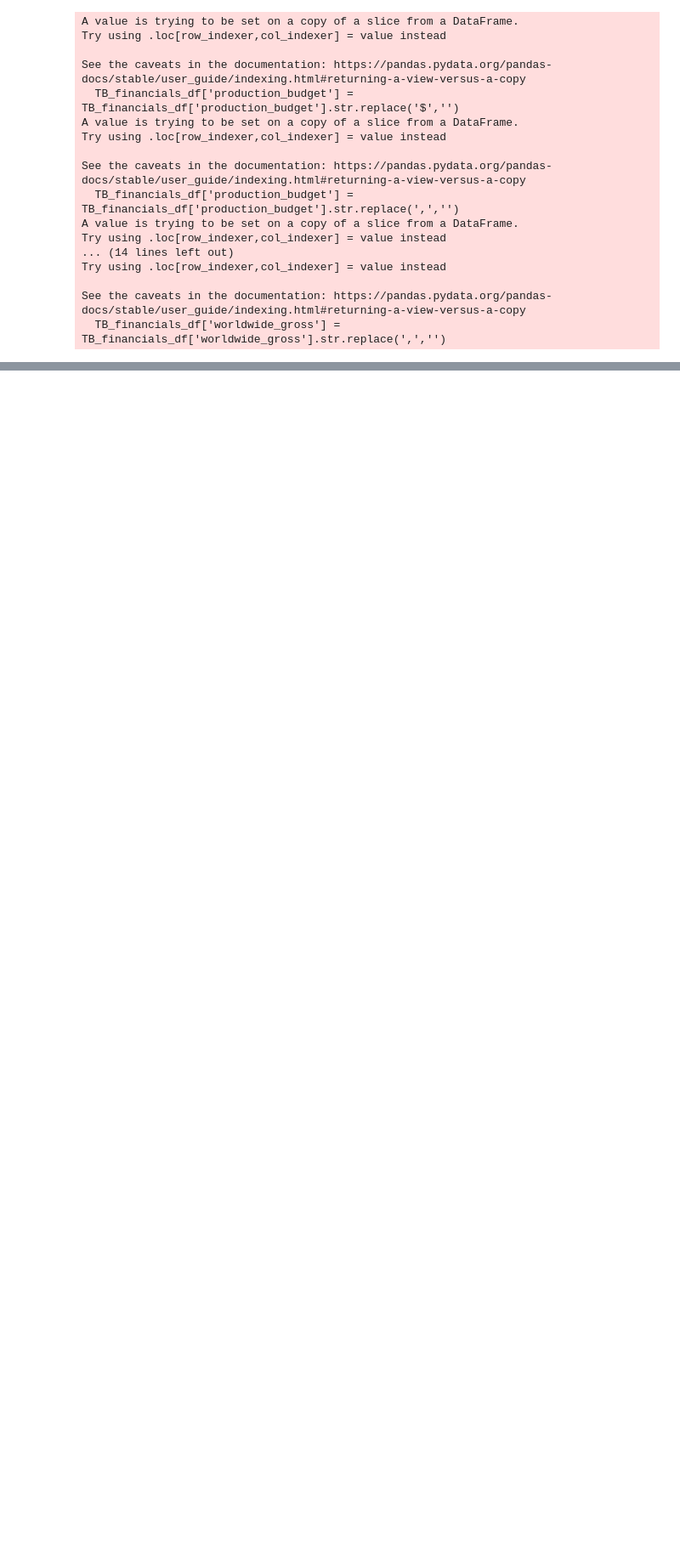
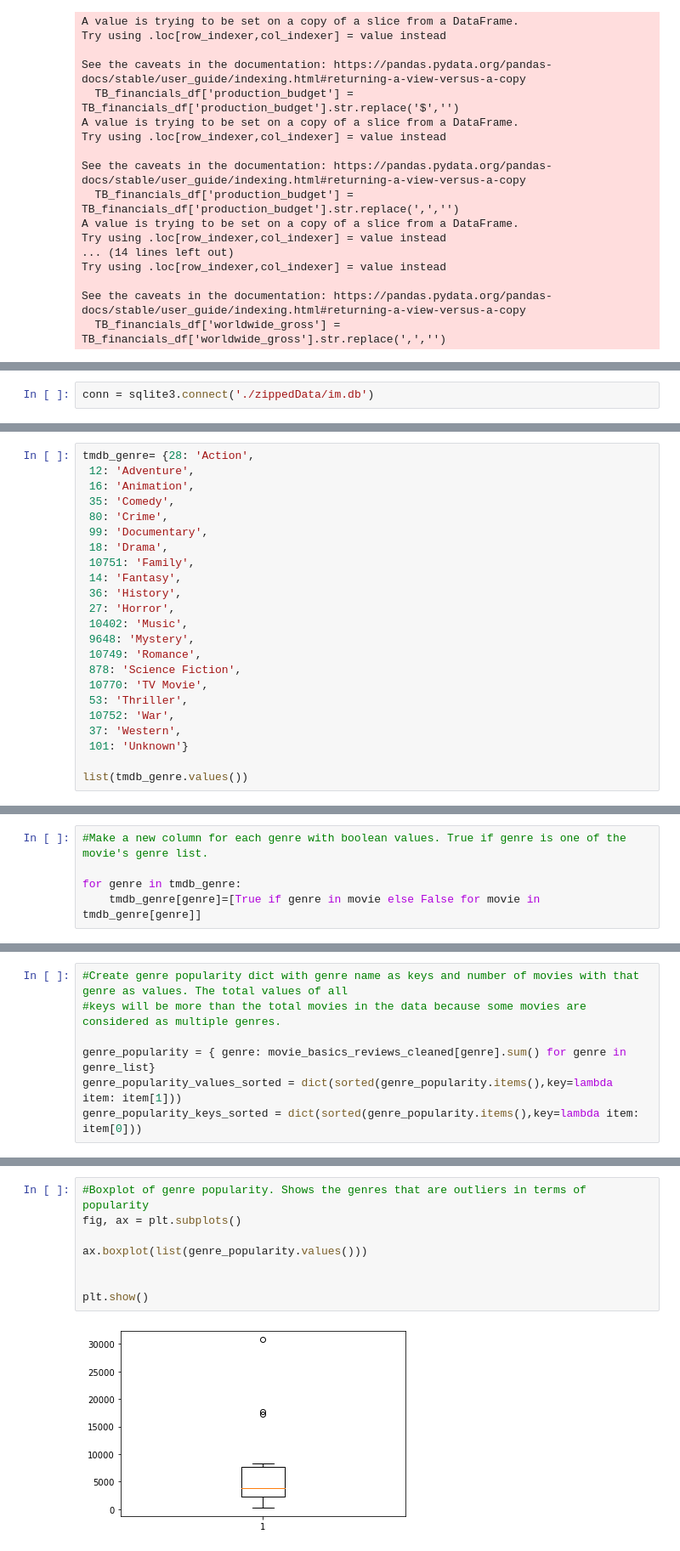
Before and after one commit to Meir-Alelov/Movie-Data-Analysis-and-Recs, a Jupyter notebook: Meir_notebook.ipynb, the cells around one changed output, grey strips where cells are left out. Shown: that part at 85% size. Drawn from its saved outputs; the diff is of its cells as text; blank space fills up the shorter version.

```diff
--- a/Meir_notebook.ipynb
+++ b/Meir_notebook.ipynb
@@ -199,0 +363,2 @@ please work
+# %%
+conn = sqlite3.connect('./zippedData/im.db')
@@ -199,0 +663,23 @@ please work
+# %%
+tmdb_genre= {28: 'Action',
+ 12: 'Adventure',
+ 16: 'Animation',
+ 35: 'Comedy',
+ 80: 'Crime',
+ 99: 'Documentary',
+ 18: 'Drama',
+ 10751: 'Family',
+ 14: 'Fantasy',
+ 36: 'History',
+ 27: 'Horror',
+ 10402: 'Music',
+ 9648: 'Mystery',
+ 10749: 'Romance',
+ 878: 'Science Fiction',
+ 10770: 'TV Movie',
+ 53: 'Thriller',
+ 10752: 'War',
+ 37: 'Western',
+ 101: 'Unknown'}
+
+list(tmdb_genre.values())
@@ -199,0 +707,5 @@ please work
+# %%
+#Make a new column for each genre with boolean values. True if genre is one of the movie's genre list.
+
+for genre in tmdb_genre:
+    tmdb_genre[genre]=[True if genre in movie else False for movie in tmdb_genre[genre]]
@@ -199,0 +724,7 @@ please work
+# %%
+#Create genre popularity dict with genre name as keys and number of movies with that genre as values. The total values of all
+#keys will be more than the total movies in the data because some movies are considered as multiple genres.
+
+genre_popularity = { genre: movie_basics_reviews_cleaned[genre].sum() for genre in genre_list}
+genre_popularity_values_sorted = dict(sorted(genre_popularity.items(),key=lambda item: item[1]))
+genre_popularity_keys_sorted = dict(sorted(genre_popularity.items(),key=lambda item: item[0]))
@@ -199,0 +763,10 @@ please work
+# %%
+#Boxplot of genre popularity. Shows the genres that are outliers in terms of popularity
+fig, ax = plt.subplots()
+
+ax.boxplot(list(genre_popularity.values()))
+
+
+plt.show()
+# %% [output]
+[figure, added]
```
Also changed, not shown: parts of 118 cells of this notebook.
